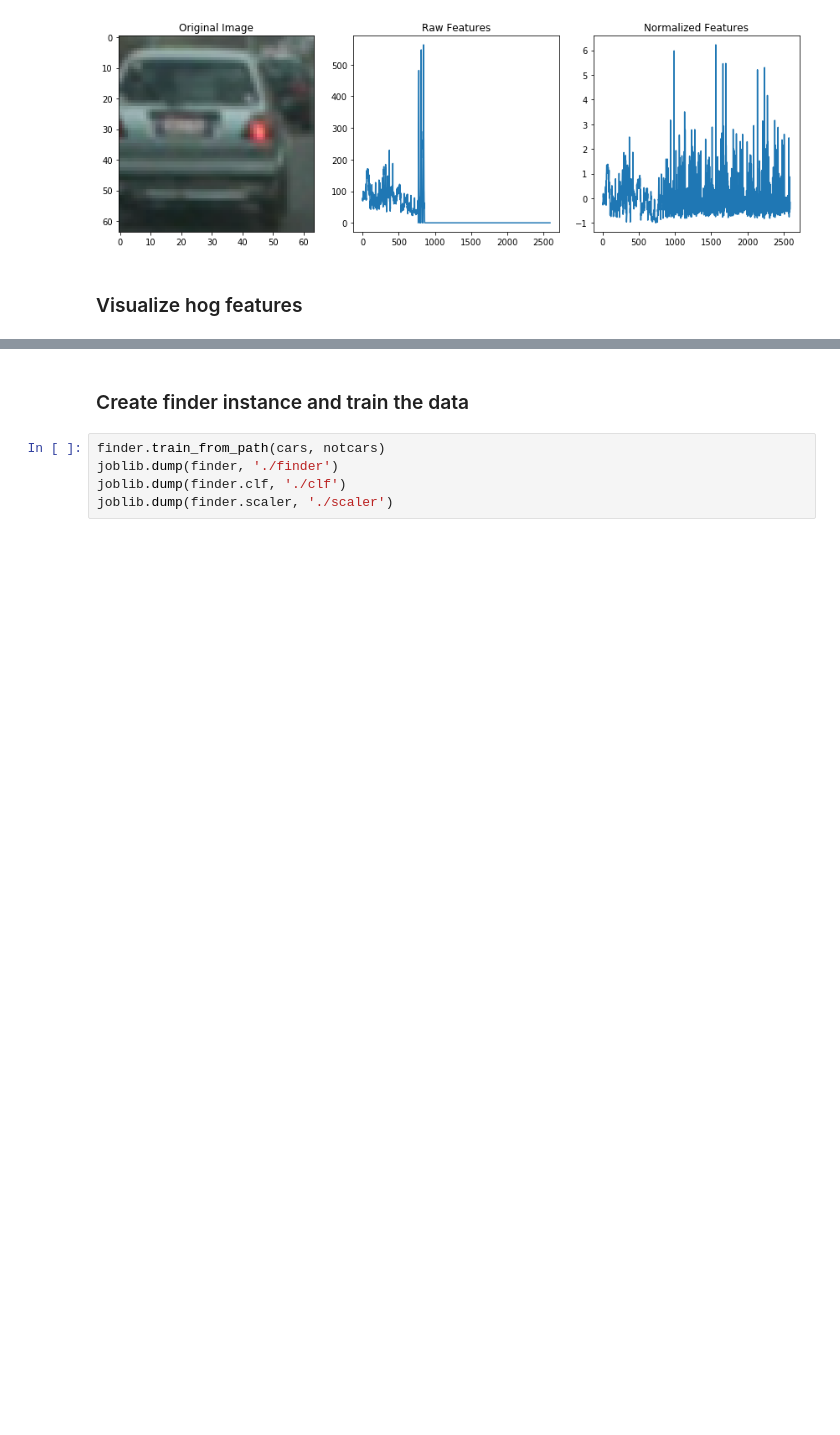
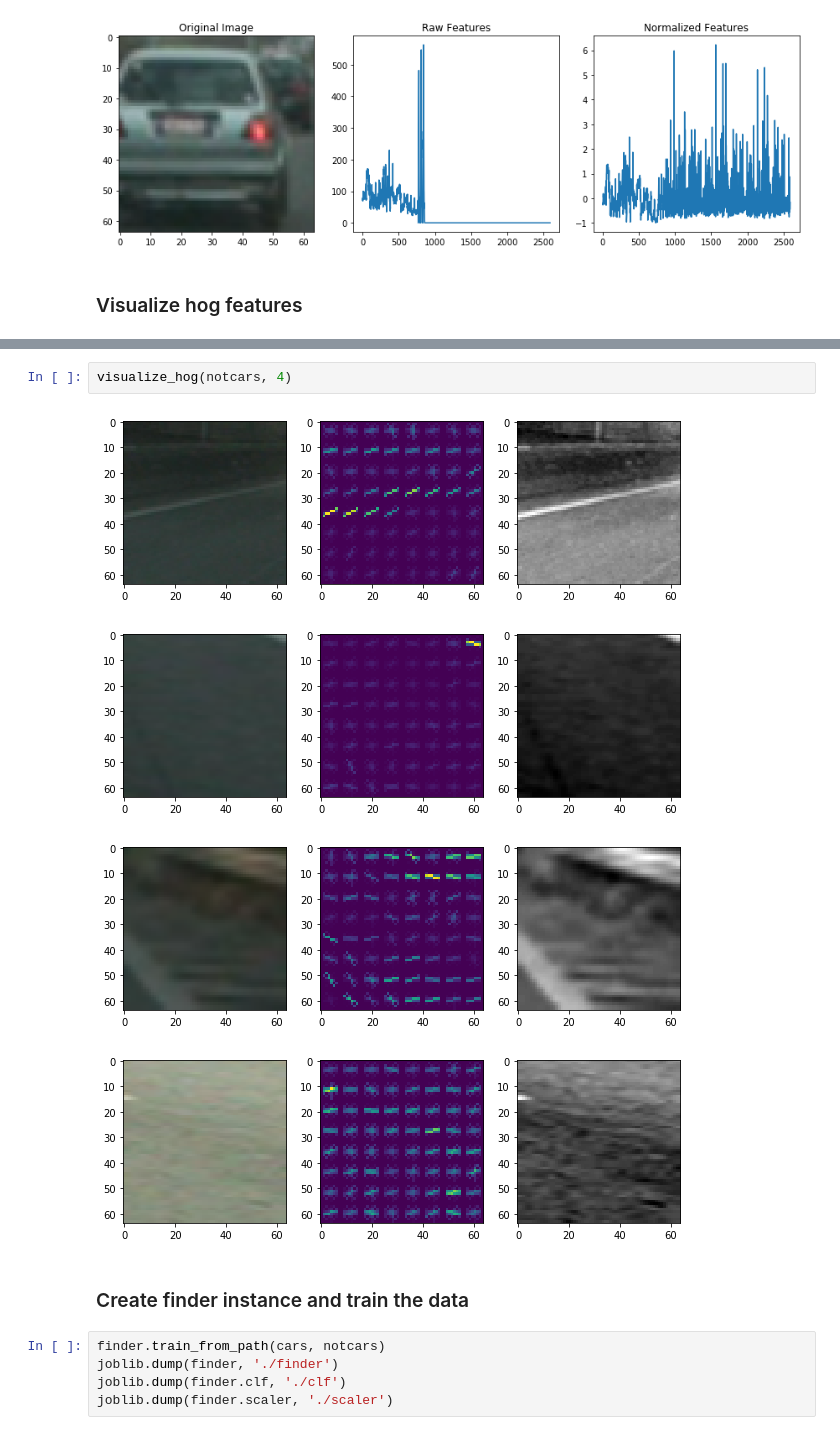
Before and after one commit to trivus/CarND-Vehicle-Detection, a Jupyter notebook: Vehicle_detection.ipynb, the cells around one changed output, grey strips where cells are left out. Drawn from its saved outputs; the diff is of its cells as text; blank space fills up the shorter version.

```diff
--- a/Vehicle_detection.ipynb
+++ b/Vehicle_detection.ipynb
@@ -92,3 +124,10 @@ plt.show()
+# %%
+visualize_hog(notcars, 4)
+# %% [output]
+[figure, added]
+[figure, added]
+[figure, added]
+[figure, added]
 # %% [markdown]
 ### Create finder instance and train the data
 # %%
```
Also changed, not shown: parts of 16 cells of this notebook, 2 other files.
